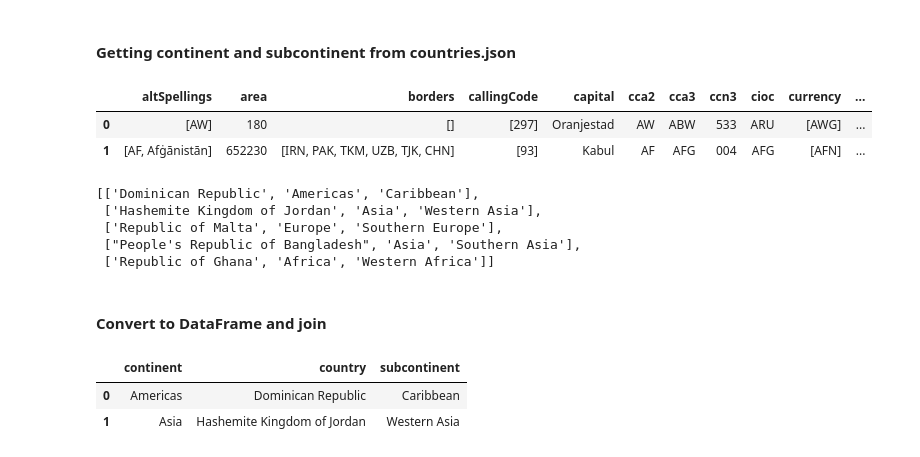
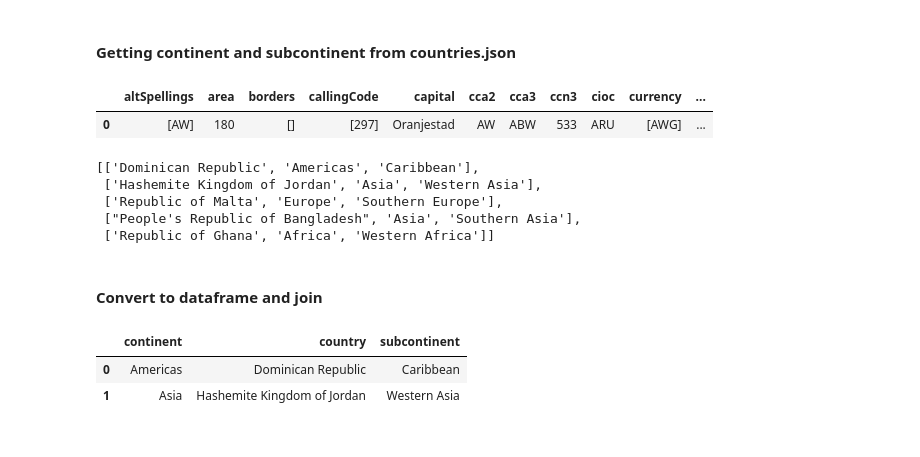
Before and after one commit to cid-harvard/visualization-notebook-templates, a Jupyter notebook: VisTK-Treemap-with-countrymeta-data.ipynb, the cells around one changed output. Saved outputs shown, nothing was run; the diff lists cells and outputs as text; code cells hidden in the pictures.

```diff
--- a/VisTK-Treemap-with-countrymeta-data.ipynb
+++ b/VisTK-Treemap-with-countrymeta-data.ipynb
@@ -88,10 +87,10 @@ iso3_lookup['AND']
 # %% [markdown]
 #### Getting continent and subcontinent from countries.json
 # %%
-country_meta=pd.read_json('../countries.json')
-country_meta.head(2)
+# Read in metadata for each country
+country_meta=pd.read_json('countries.json')
+country_meta.head(1)
 # %% [output]
 |  | altSpellings | area | borders | callingCode | capital | cca2 | cca3 | ccn3 | cioc | currency | ... |
 | 0 | [AW] | 180 | [] | [297] | Oranjestad | AW | ABW | 533 | ARU | [AWG] | ... |
-| 1 | [AF, Afġānistān] | 652230 | [IRN, PAK, TKM, UZB, TJK, CHN] | [93] | Kabul | AF | AFG | 004 | AFG | [AFN] | ... |
 # %%
@@ -98,20 +98,32 @@ country_meta.head(2)
 country_meta_lookup={country[7].encode('utf-8'): [country[15]['official'].encode('utf-8'), country[16].encode('utf-8'), country[17].encode('utf-8')] for country in country_meta.itertuples()}
-# %%
-countrymeta = []
-for row in df.itertuples():
-    try:
-        countrymeta.append(country_meta_lookup[row[2]])
-    except KeyError:
-        countrymeta.append([iso3_2_lookup[row[2]],'',''])
-countrymeta[:5]
-# %% [output]
-[['Dominican Republic', 'Americas', 'Caribbean'],
- ['Hashemite Kingdom of Jordan', 'Asia', 'Western Asia'],
- ['Republic of Malta', 'Europe', 'Southern Europe'],
- ["People's Republic of Bangladesh", 'Asia', 'Southern Asia'],
- ['Republic of Ghana', 'Africa', 'Western Africa']]
+# %%
+# Create a list of country metadata in list form to be converted into a dataframe
+# Note: certains countries are not included the json file. this list of countries are
+# ["USSR, Fm", "Yugoslavia, Fm", "Belgium-Luxembourg", "Serbia and Montenegro",
+# "Czechoslovakia", "Netherlands Antilles", "Germany, Democratic Republic of"]
+# These countries are handled as exceptions and coded manually.
+countrymeta = []
+former_eastern_europe_countries=["USSR, Fm", "Yugoslavia, Fm", "Belgium-Luxembourg",
+                                     "Serbia and Montenegro", "Czechoslovakia"]
+for row in df.itertuples():
+    try:
+        countrymeta.append(country_meta_lookup[row[2]])
+    except KeyError:
+        if iso3_lookup[row[2]] == "Netherlands Antilles":
+            countrymeta.append([iso3_lookup[row[2]], "Americas", "Caribbean"])
+        elif iso3_lookup[row[2]] == "Germany, Democratic Republic of":
+            countrymeta.append([iso3_lookup[row[2]], "Europe", "Western Europe"])
+        elif iso3_lookup[row[2]] in former_eastern_europe_countries:
+            countrymeta.append([iso3_lookup[row[2]], "Europe", "Eastern Europe"])
+countrymeta[:5]
+# %% [output]
+[['Dominican Republic', 'Americas', 'Caribbean'],
+ ['Hashemite Kingdom of Jordan', 'Asia', 'Western Asia'],
+ ['Republic of Malta', 'Europe', 'Southern Europe'],
+ ["People's Republic of Bangladesh", 'Asia', 'Southern Asia'],
+ ['Republic of Ghana', 'Africa', 'Western Africa']]
 # %% [markdown]
-#### Convert to DataFrame and join
+#### Convert to dataframe and join
 # %%
 fields=['country', 'continent', 'subcontinent']
 zipper=lambda r: [r[0], r[1], r[2]]
```
Also changed, not shown: parts of 27 cells of this notebook, 3 other files.
